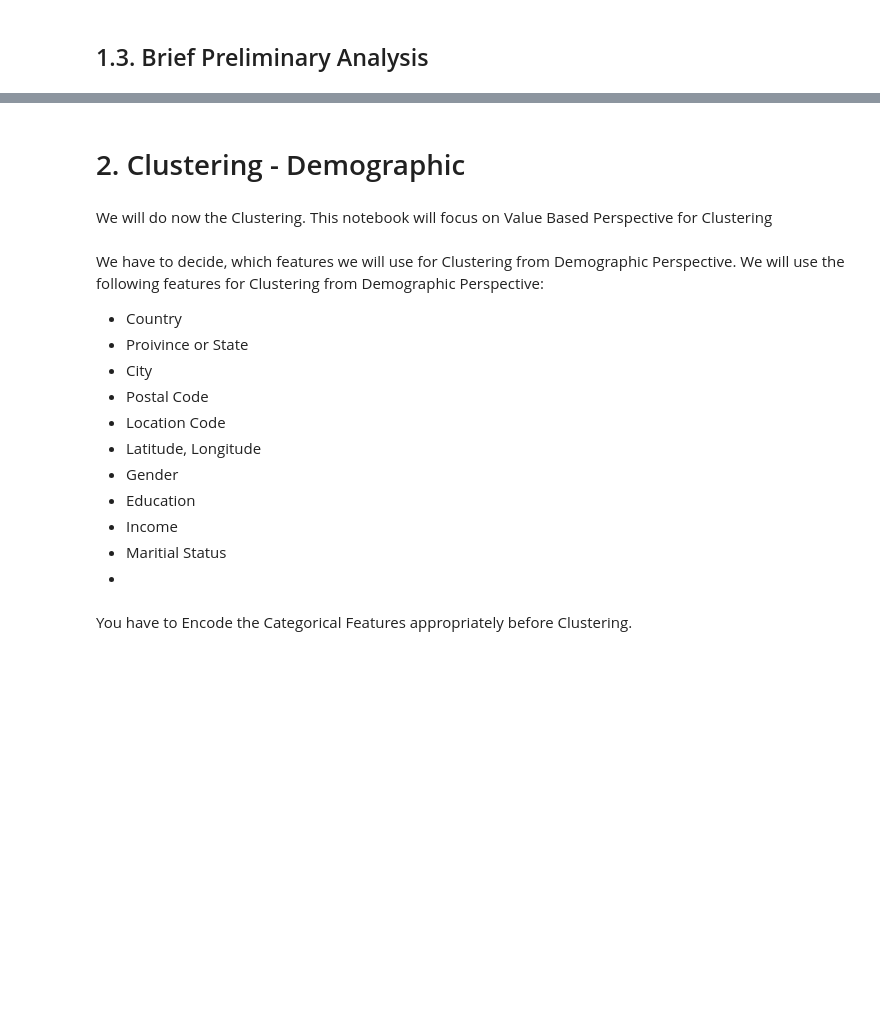
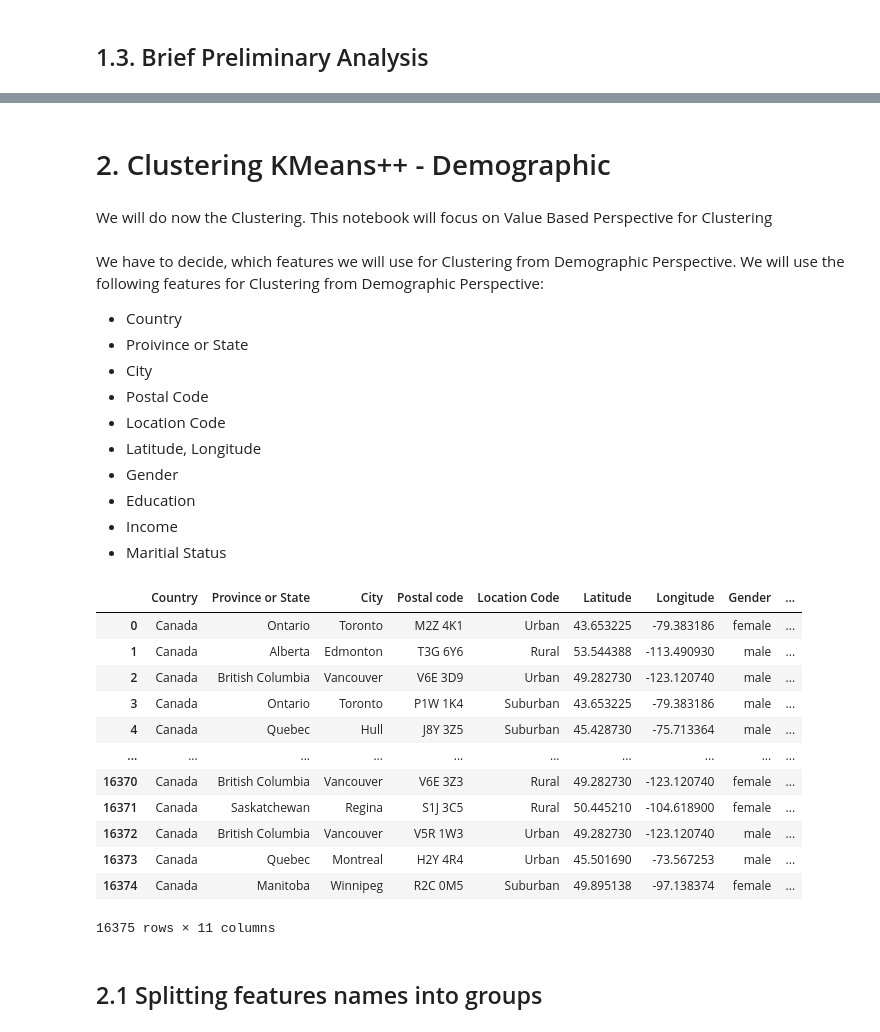
Before and after one commit to Mehmet1700/DataMining2025, a Jupyter notebook: notebooks_deliverable2/03_Clustering_Demographic.ipynb, the cells around one changed output, grey strips where cells are left out. Saved outputs shown, nothing was run; the diff lists cells and outputs as text; code cells hidden in the pictures; blank space fills up the shorter version.

```diff
--- a/notebooks_deliverable2/03_Clustering_Demographic.ipynb
+++ b/notebooks_deliverable2/03_Clustering_Demographic.ipynb
@@ -136,5 +175,5 @@ flights.columns
 # %% [markdown]
-# 2. Clustering - Demographic <a class="anchor" id="data-validity-checks"></a>
+# 2. Clustering KMeans++ - Demographic <a class="anchor" id="data-validity-checks"></a>
 # %% [markdown]
 We will do now the Clustering. This notebook will focus on Value Based Perspective for Clustering
 # %% [markdown]
@@ -152,6 +191,23 @@ We will use the following features for Clustering from Demographic Perspective:
 - Education
 - Income
 - Maritial Status
--
-# %% [markdown]
-You have to Encode the Categorical Features appropriately before Clustering.
+# %%
+# Demographic based features selection
+Demographic_based_features = ['Country','Province or State','City','Postal code','Location Code','Latitude','Longitude','Gender','Education','Income','Marital Status']
+customers[['Country','Province or State','City','Postal code','Location Code','Latitude','Longitude','Gender','Education','Income','Marital Status']]
+# %% [output]
+|  | Country | Province or State | City | Postal code | Location Code | Latitude | Longitude | Gender | ... |
+| 0 | Canada | Ontario | Toronto | M2Z 4K1 | Urban | 43.653225 | -79.383186 | female | ... |
+| 1 | Canada | Alberta | Edmonton | T3G 6Y6 | Rural | 53.544388 | -113.490930 | male | ... |
+| 2 | Canada | British Columbia | Vancouver | V6E 3D9 | Urban | 49.282730 | -123.120740 | male | ... |
+| 3 | Canada | Ontario | Toronto | P1W 1K4 | Suburban | 43.653225 | -79.383186 | male | ... |
+| 4 | Canada | Quebec | Hull | J8Y 3Z5 | Suburban | 45.428730 | -75.713364 | male | ... |
+| ... | ... | ... | ... | ... | ... | ... | ... | ... | ... |
+| 16370 | Canada | British Columbia | Vancouver | V6E 3Z3 | Rural | 49.282730 | -123.120740 | female | ... |
+| 16371 | Canada | Saskatchewan | Regina | S1J 3C5 | Rural | 50.445210 | -104.618900 | female | ... |
+| 16372 | Canada | British Columbia | Vancouver | V5R 1W3 | Urban | 49.282730 | -123.120740 | male | ... |
+| 16373 | Canada | Quebec | Montreal | H2Y 4R4 | Urban | 45.501690 | -73.567253 | male | ... |
+| 16374 | Canada | Manitoba | Winnipeg | R2C 0M5 | Suburban | 49.895138 | -97.138374 | female | ... |
+16375 rows × 11 columns
+# %% [markdown]
+## 2.1 Splitting features names into groups
```
Also changed, not shown: parts of 37 cells of this notebook, 3 other files.
